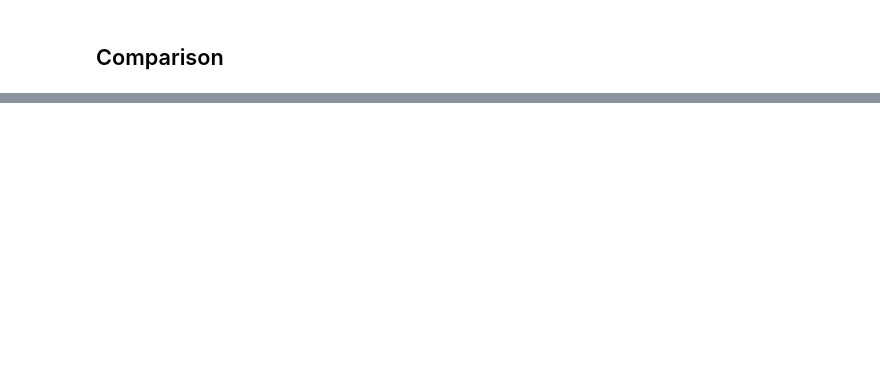
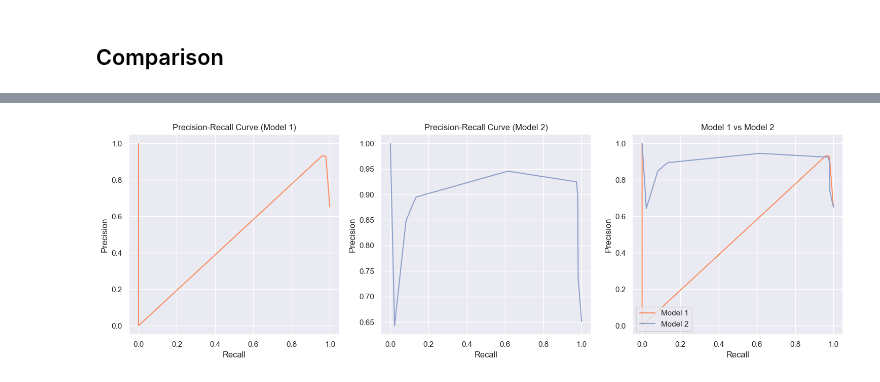
Before and after one commit to RS181/Data-Mining-I, a Jupyter notebook: Assignment/5-analysis.ipynb, the cells around one changed output, grey strips where cells are left out. Cells and saved outputs as stored; diff of their text form; code cells hidden in the pictures; blank space fills up the shorter version.

```diff
--- a/Assignment/5-analysis.ipynb
+++ b/Assignment/5-analysis.ipynb
@@ -554,0 +930,27 @@ joblib.dump(le_sexo, 'le_sexo_final.joblib')
+# %%
+precision1, recall1, threshold1 = precision_recall_curve(y_test_dt, y_prob_dt1)
+precision2, recall2, threshold2 = precision_recall_curve(y_test_dt, y_prob_dt2)
+
+fig, axs = plt.subplots(1, 3, figsize = (15, 5))
+
+axs[0].plot(recall1, precision1, color = colors[1], label = 'Model 1')
+axs[0].set_xlabel('Recall')
+axs[0].set_ylabel('Precision')
+axs[0].set_title('Precision-Recall Curve (Model 1)')
+
+axs[1].plot(recall2, precision2, color = colors[2], label = 'Model 2')
+axs[1].set_xlabel('Recall')
+axs[1].set_ylabel('Precision')
+axs[1].set_title('Precision-Recall Curve (Model 2)')
+
+axs[2].plot(recall1, precision1, color = colors[1], label = 'Model 1')
+axs[2].plot(recall2, precision2, color = colors[2], label = 'Model 2')
+axs[2].set_xlabel('Recall')
+axs[2].set_ylabel('Precision')
+axs[2].set_title('Model 1 vs Model 2')
+axs[2].legend(loc = 'lower left')
+
+plt.tight_layout()
+plt.show()
+# %% [output]
+[figure, added]
```
Also changed, not shown: parts of 37 cells of this notebook, 1 other file.
